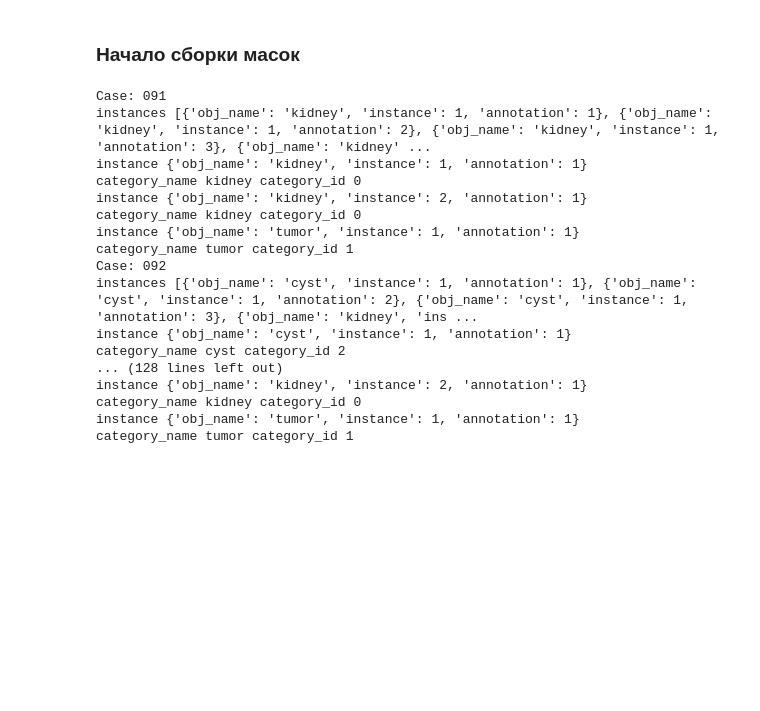
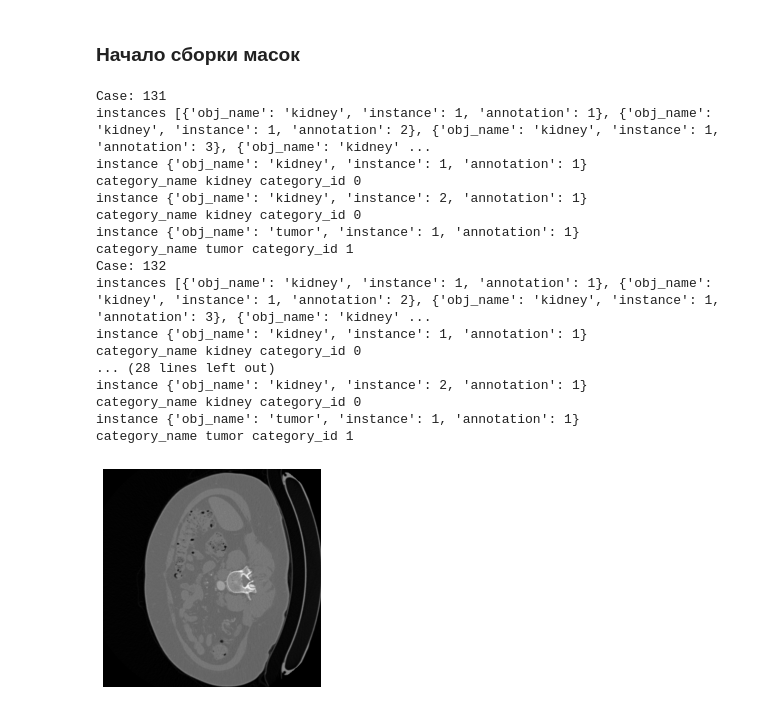
Before and after one commit to TheTIMOSHA/bachelor-s-thesis, a Jupyter notebook: Check YOLOv8 for kidney segmentation.ipynb, the cells around one changed output. Drawn from its saved outputs; the diff is of its cells as text; code cells hidden in the pictures; blank space fills up the shorter version.

```diff
--- a/Check YOLOv8 for kidney segmentation.ipynb
+++ b/Check YOLOv8 for kidney segmentation.ipynb
@@ -137,7 +137,7 @@ def save_text_to_file(text, file_path):
 # %% [markdown]
 ### Начало сборки масок
 # %%
-for case in range(91, 101):
+for case in range(131, 136):
 # for case in cases1: # Раскомментировать здесь, чтобы скачать первую партию изображений
 
     print("Case:", str(case).zfill(3))
@@ -193,39 +193,40 @@ for case in range(91, 101):
         if np.all(mask_2d == 0):
             continue
 
         contours = ""
         for i, category in enumerate(instance_cats):
             contour = get_contour_coords(instances_list[i][layer])
             if contour:
                 contours += str(category) + " " + contour + '\n'
 
 
         if contours:
             # Сохранение лейбла
             save_text_to_file(contours[:-1], r"D:\datasets\my project\train\labels\img_" + get_id(case, layer) + ".txt")
 
             # Сохранение изображения
             plt.imshow(image_2d, cmap='gray')
             plt.axis('off')
-            plt.show()
+            # plt.show()
             plt.imsave(r"D:\datasets\my project\train\images\img_" + get_id(case, layer) + ".png", image_2d, cmap='gray')
 # %% [output]
-Case: 091
+Case: 131
 instances [{'obj_name': 'kidney', 'instance': 1, 'annotation': 1}, {'obj_name': 'kidney', 'instance': 1, 'annotation': 2}, {'obj_name': 'kidney', 'instance': 1, 'annotation': 3}, {'obj_name': 'kidney' ...
 instance {'obj_name': 'kidney', 'instance': 1, 'annotation': 1}
 category_name kidney category_id 0
 instance {'obj_name': 'kidney', 'instance': 2, 'annotation': 1}
 category_name kidney category_id 0
 instance {'obj_name': 'tumor', 'instance': 1, 'annotation': 1}
 category_name tumor category_id 1
-Case: 092
-instances [{'obj_name': 'cyst', 'instance': 1, 'annotation': 1}, {'obj_name': 'cyst', 'instance': 1, 'annotation': 2}, {'obj_name': 'cyst', 'instance': 1, 'annotation': 3}, {'obj_name': 'kidney', 'ins ...
-instance {'obj_name': 'cyst', 'instance': 1, 'annotation': 1}
-category_name cyst category_id 2
-... (128 lines left out)
+Case: 132
+instances [{'obj_name': 'kidney', 'instance': 1, 'annotation': 1}, {'obj_name': 'kidney', 'instance': 1, 'annotation': 2}, {'obj_name': 'kidney', 'instance': 1, 'annotation': 3}, {'obj_name': 'kidney' ...
+instance {'obj_name': 'kidney', 'instance': 1, 'annotation': 1}
+category_name kidney category_id 0
+... (28 lines left out)
 instance {'obj_name': 'kidney', 'instance': 2, 'annotation': 1}
 category_name kidney category_id 0
 instance {'obj_name': 'tumor', 'instance': 1, 'annotation': 1}
 category_name tumor category_id 1
+[figure, added]
 # %%
 model = YOLO('yolov8n-seg.pt')
```
Also changed, not shown: parts of 3 cells of this notebook.
